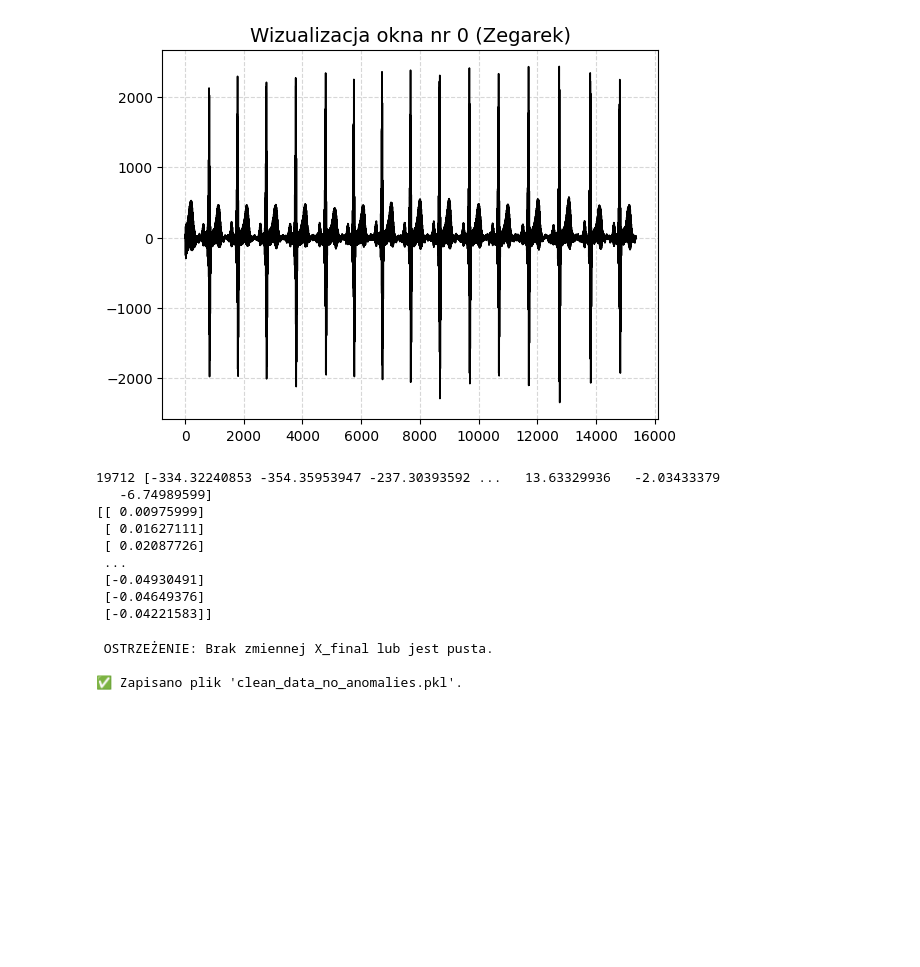
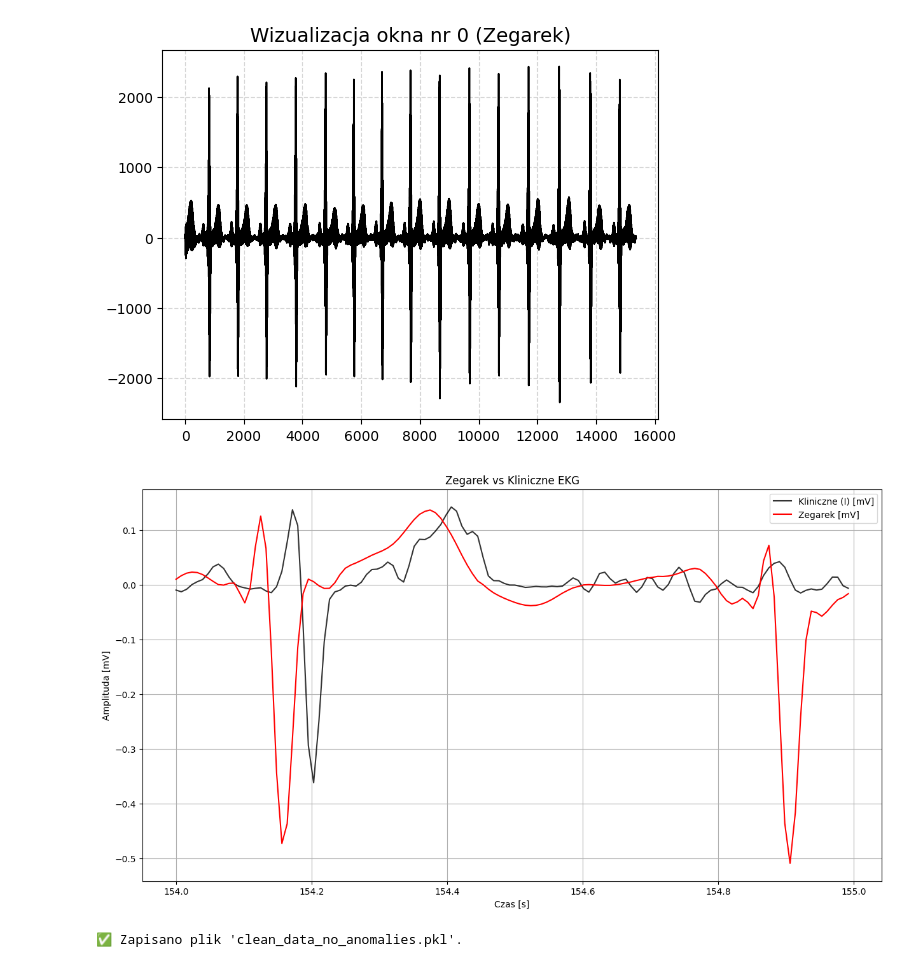
Before and after one commit to MichaelL200/Projekt-EKG, a Jupyter notebook: z2.ipynb, the cells around one changed output. Saved outputs shown, nothing was run; the diff lists cells and outputs as text; code cells hidden in the pictures; blank space fills up the shorter version.

```diff
--- a/z2.ipynb
+++ b/z2.ipynb
@@ -600,8 +600,8 @@ plt.show()
 # %% [output]
 [figure]
 # %%
-# START_TIME = 512
-START_TIME = 17792
+time_diff = 139 #seconds
+START_TIME = time_diff * 128 # time diff between start time of clinic and watch
 def create_windows(df, window_seconds=10, step_seconds=5, fs=128):
 
 
@@ -717,35 +717,41 @@ Text(0.5, 1.0, 'Wizualizacja okna nr 0 (Zegarek)')
 # %%
 set = {element for window in Watch_time for element in window}
 
 common_time_index = -1
 clinic_window = -1
 watch_window = -1
+clinic_start_index = -1
+watch_start_index = -1
+length = float("inf")
 
 for i, window in enumerate(X_time):
-    for val in window:
+    for j, val in enumerate(window):
         if val in set and common_time_index == -1:
             common_time_index = val
             clinic_window = X_temp[i]
+            clinic_start_index = j
+            length = min(length, len(window) - j)
 
 for i, window in enumerate(Watch_time):
-    for val in window:
+    for j, val in enumerate(window):
         if val == common_time_index:
             watch_window = X_final[i]
+            watch_start_index = j
+            length = min(length, len(window) - j)
 
-clinic_window = clinic_window[:,0]
-print(common_time_index, clinic_window)
+time = np.arange(common_time_index, common_time_index + length)
 
-print(watch_window)
+plt.figure(figsize=(15, 8))
+plt.plot(time / 128, clinic_window[clinic_start_index:clinic_start_index + length,0] / 1000, color='black', alpha=0.8, label='Kliniczne (I) [mV]')
+plt.plot(time / 128, watch_window[watch_start_index:watch_start_index + length,:], color='red', linewidth=1.5, label='Zegarek [mV]')
+plt.title("Zegarek vs Kliniczne EKG")
+plt.xlabel("Czas [s]")
+plt.ylabel("Amplituda [mV]")
+plt.legend()
+plt.grid(True)
+plt.show()
 # %% [output]
-19712 [-334.32240853 -354.35953947 -237.30393592 ...   13.63329936   -2.03433379
-   -6.74989599]
-[[ 0.00975999]
- [ 0.01627111]
- [ 0.02087726]
- ...
- [-0.04930491]
- [-0.04649376]
- [-0.04221583]]
+[figure, added]
 # %%
 #pobranie by użyć w z3
 import pickle
@@ -797,6 +803,4 @@ with open("z4data.pkl", "wb") as f:
 
 print(f"\n✅ Zapisano plik 'clean_data_no_anomalies.pkl'.")
 # %% [output]
- OSTRZEŻENIE: Brak zmiennej X_final lub jest pusta.
-
 ✅ Zapisano plik 'clean_data_no_anomalies.pkl'.
```
Also changed, not shown: parts of 1 cell of this notebook.
